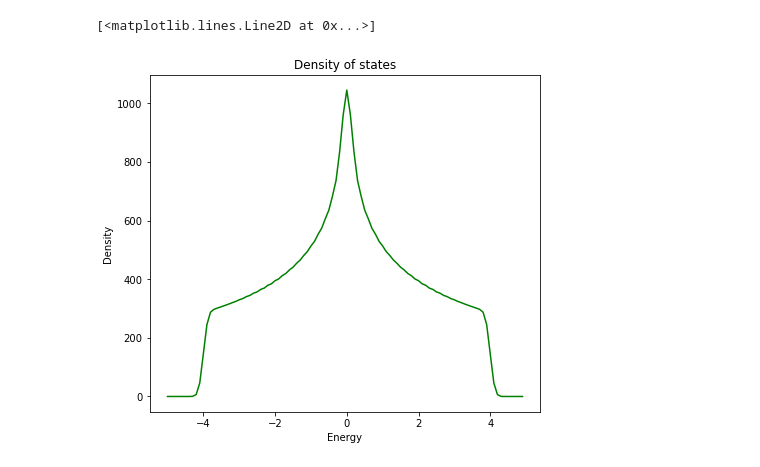
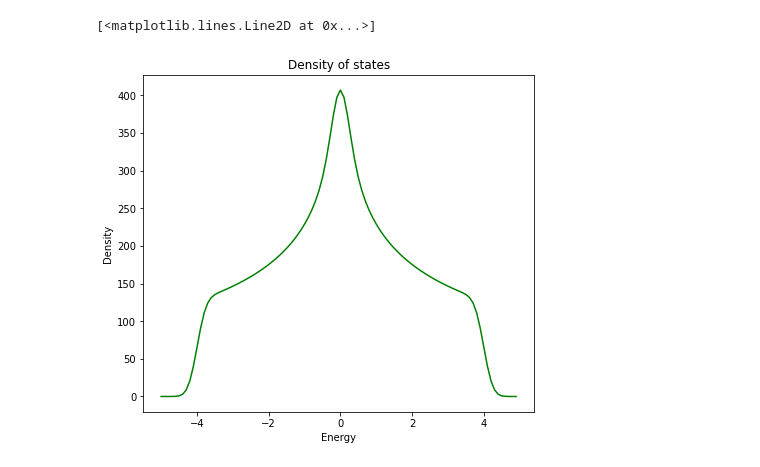
Before and after one commit to AlexTmbMifi/app, a Jupyter notebook: SC_MODEL.ipynb, the cells around one changed output. Cells and saved outputs as stored; diff of their text form; code cells hidden in the pictures.

```diff
--- a/SC_MODEL.ipynb
+++ b/SC_MODEL.ipynb
@@ -1,36 +1,30 @@
 # %%
 import numpy as np
 import NewBasis as Nb
-import copy
 import Hubb as Hb
-import CompareStrings as CS
 import matplotlib.pyplot as plt
 import random as rd
-m = 60
+m = 40
 sum1 = -1*np.sqrt(1)
 V = 5
 mu = -1
 dimens = m*m
 B = Nb.Basis(dimens)
 H = np.zeros((dimens,dimens))
-B1 = copy.copy(B)
 str = []
 # %%
 d = Hb.Hubbard(m)
 for s in range(dimens):
-        str = copy.copy(B1[s])
+        str = B[s]
         start = list(str)
         index = start.index(1)
-        #print(start)
         for i in range(m):
             for j in range(m):
                 if start[0] == 1:
                     particle = [i,j]
                 start.remove(start[0])
-        #print(particle)
 
         y = d.neighbours(particle)
-        #print(y)
 
         str1 = []
         str2 = []
@@ -38,9 +32,7 @@ for s in range(dimens):
         str4 = []
         for i in range(len(y)):
             setka = np.zeros((m,m))
-            #print(setka)
             setka[y[i][0]][y[i][1]] = 1
-            #print(setka)
             for k in range(len(setka)):
                 for j in range(len(setka)):
                     if i == 1:
@@ -65,15 +57,11 @@ print(H)
 plt.imshow(H, cmap = "viridis")
 
 E,C = np.linalg.eig(H)
-
 fig,ax = plt.subplots(figsize = (7,6.2))
 ax.set_title("Energy eigenvalues")
 ax.set_ylabel('Energy')
 ax.set_xlabel('Level number')
-
 plt.plot(sorted(E))
-
-E1 = sorted(E)
 # %% [output]
 [[ 0. -1.  0. ...  0.  0.  0.]
  [-1.  0. -1. ...  0.  0.  0.]
@@ -87,23 +75,23 @@ E1 = sorted(E)
 # %%
 omega = np.arange(-5,5,1e-1)
 R = []
 for i in range(100):
     R.append(0)
-sigma = 1e-1
+sigma = 2e-1
 data_D = []
 for j in range(100):
     for i in range(len(E)):
         R[j]= R[j] + np.exp(-(omega[j]-E[i])**2/(2*sigma**2))/np.sqrt(2*3.14*sigma**2)
     data_D.append(R[j])
 fig1,ax1 = plt.subplots(figsize = (7,6.2))
 ax1.set_title("Density of states")
 ax1.set_ylabel('Density')
 ax1.set_xlabel('Energy')
 
 plt.plot(omega,data_D,'green')
 # %% [output]
 [<matplotlib.lines.Line2D at 0x...>]
-[figure, old version]
+[figure, new version]
 # %%
 #chemical potential with impurities
 for i in range(dimens):
```
Also changed, not shown: parts of 4 cells of this notebook.
